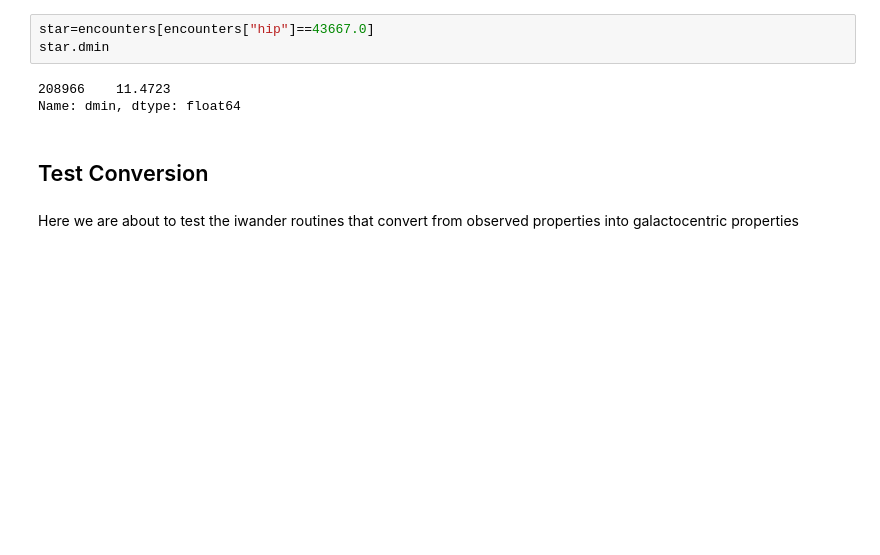
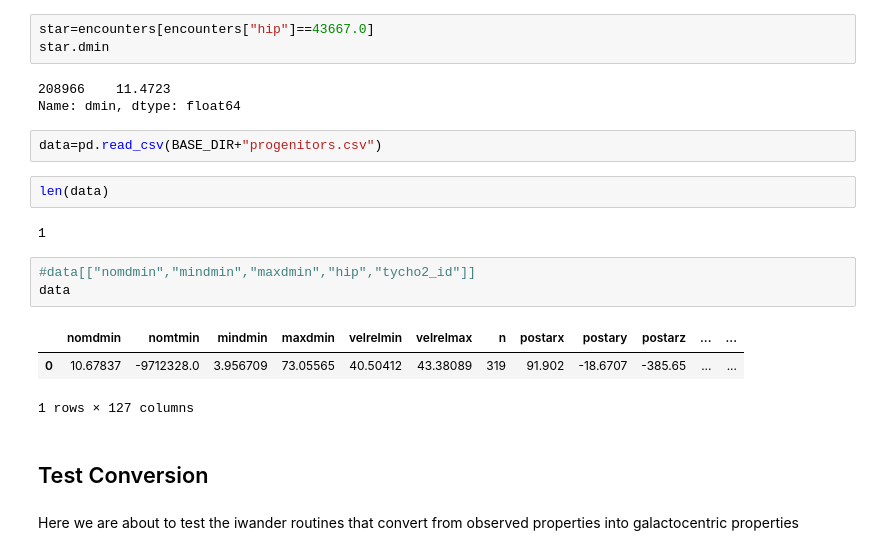
Before and after one commit to seap-udea/iWander, a Jupyter notebook: dev/analysis.ipynb, the cells around one changed output. Saved outputs shown, nothing was run; the diff lists cells and outputs as text; blank space fills up the shorter version.

```diff
--- a/dev/analysis.ipynb
+++ b/dev/analysis.ipynb
@@ -544,6 +544,19 @@ star.dmin
 # %% [output]
 208966    11.4723
 Name: dmin, dtype: float64
+# %%
+data=pd.read_csv(BASE_DIR+"progenitors.csv")
+# %%
+len(data)
+# %% [output]
+1
+# %%
+#data[["nomdmin","mindmin","maxdmin","hip","tycho2_id"]]
+data
+# %% [output]
+|  | nomdmin | nomtmin | mindmin | maxdmin | velrelmin | velrelmax | n | postarx | postary | postarz | ... | ... |
+| 0 | 10.67837 | -9712328.0 | 3.956709 | 73.05565 | 40.50412 | 43.38089 | 319 | 91.902 | -18.6707 | -385.65 | ... | ... |
+1 rows × 127 columns
 # %% [markdown]
 ## Test Conversion
 # %% [markdown]
```
Also changed, not shown: 5 other files.
